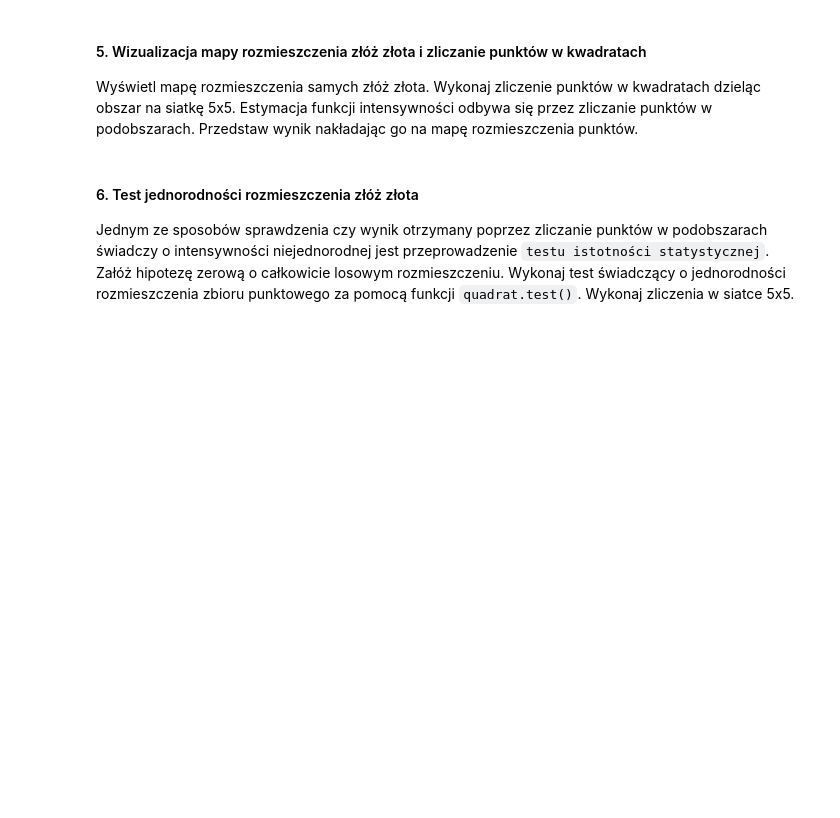
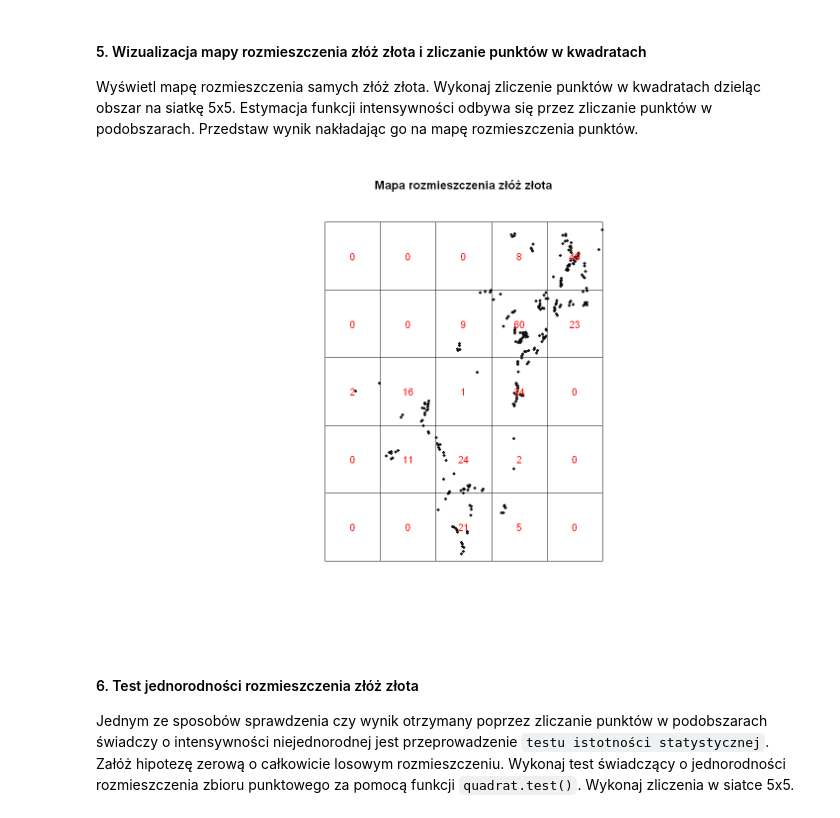
Before and after one commit to saklaskidominik/Spatial_Data_Analysis, a Jupyter notebook: 2_Intensity_of_the_point_process/2_Intensity_of_the_point_process.ipynb, the cells around one changed output. Saved outputs shown, nothing was run; the diff lists cells and outputs as text; code cells hidden in the pictures; blank space fills up the shorter version.

```diff
--- a/2_Intensity_of_the_point_process/2_Intensity_of_the_point_process.ipynb
+++ b/2_Intensity_of_the_point_process/2_Intensity_of_the_point_process.ipynb
@@ -11,3 +31,25 @@ Zestaw danych składa się z trzech elementów:
 - `gold` – proces punktowy występowania złóż złota
 - `faults` – położenie uskoków
 - `greenstone`- obszary występowania wychodni zieleńców
+# %%
+# Wczytanie danych
+data(murchison)
+cat("Obiekt `murchison` zawiera następujące dane geologiczne obszaru Murchison:\n")
+print(murchison)
+
+# Wydzielenie poszczególnych elementów obiektu
+gold <- murchison$gold
+faults <- murchison$faults
+greenstone <- murchison$greenstone
+
+# Wyświetlenie informacji o złóż złota
+cat("\nProces punktowy `gold` - lokalizacja złóż złota:\n")
+print(gold)
+
+# Wyświetlenie informacji o uskokach
+cat("\nElement `faults` - położenie uskoków:\n")
+print(faults)
+
+# Wyświetlenie informacji o wychodniach zieleńców
+cat("\nElement `greenstone` - obszary występowania wychodni zieleńców:\n")
+print(greenstone)
@@ -23,6 +149,20 @@ Dla złoż złoża oblicz estymator $\hat{λ}$ używając funkcji `summary()`.
 Wyświetl mapę rozmieszczenia samych złóż złota. Wykonaj zliczenie punktów w kwadratach
 dzieląc obszar na siatkę 5x5. Estymacja funkcji intensywności odbywa się przez zliczanie punktów
 w podobszarach. Przedstaw wynik nakładając go na mapę rozmieszczenia punktów.
+# %%
+options(repr.plot.width = 12, repr.plot.height = 8) # Ustawienie szerokości okna
+
+# Wyświetlenie mapy rozmieszczenia złóż złota
+plot(gold, main = "Mapa rozmieszczenia złóż złota", pch = 20,
+     xlab = "Współrzędna X", ylab = "Współrzędna Y")
+
+# Zliczanie punktów w kwadratach na siatce 5x5
+quadrat_counts <- quadratcount(gold, nx = 5, ny = 5)
+
+# Nałożenie wyniku zliczeń na mapę rozmieszczenia punktów
+plot(quadrat_counts, add = TRUE, col = "red")
+# %% [output]
+[figure, added]
 # %% [markdown]
 #### 6. Test jednorodności rozmieszczenia złóż złota
 Jednym ze sposobów sprawdzenia czy wynik otrzymany poprzez zliczanie punktów w
```
Also changed, not shown: parts of 7 cells of this notebook.
